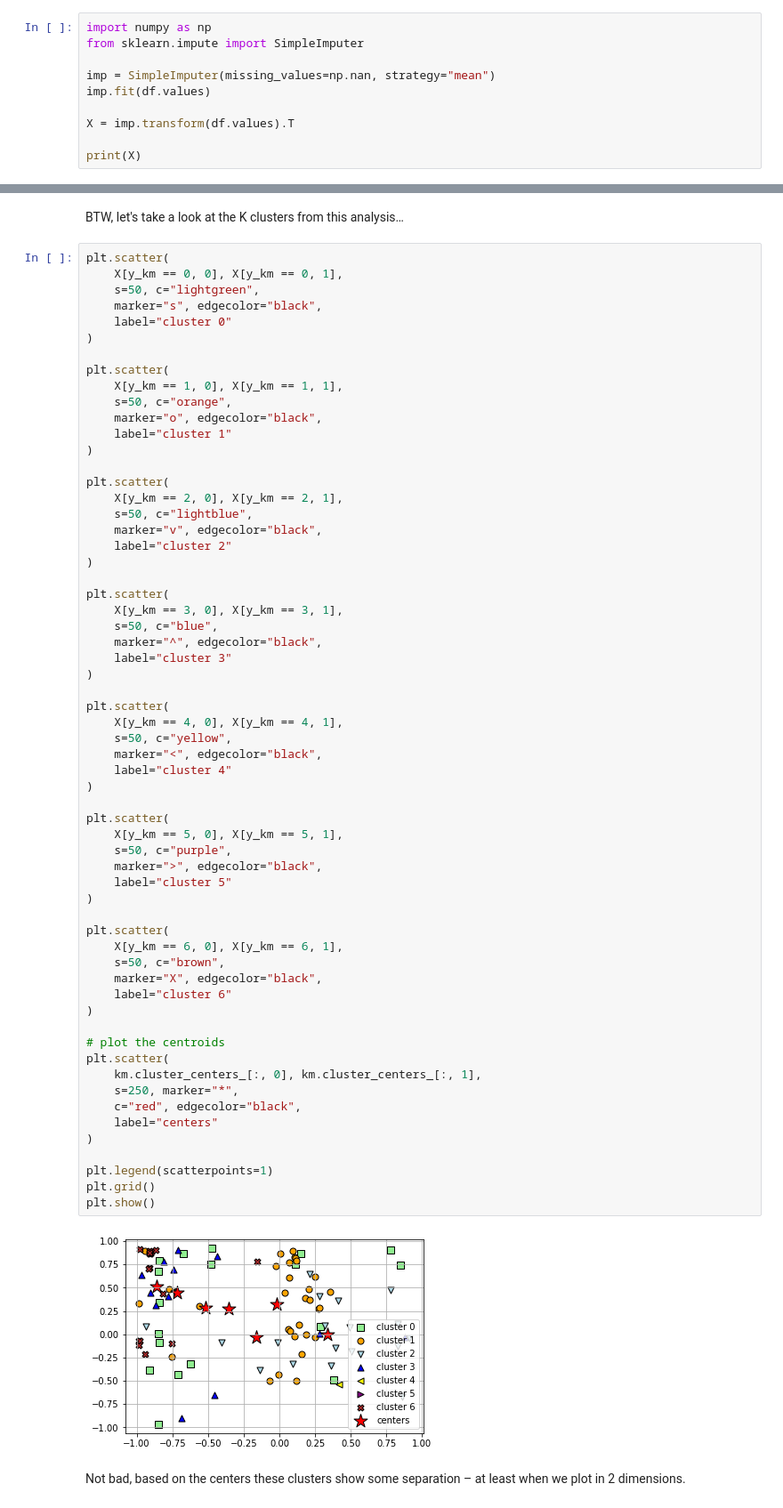
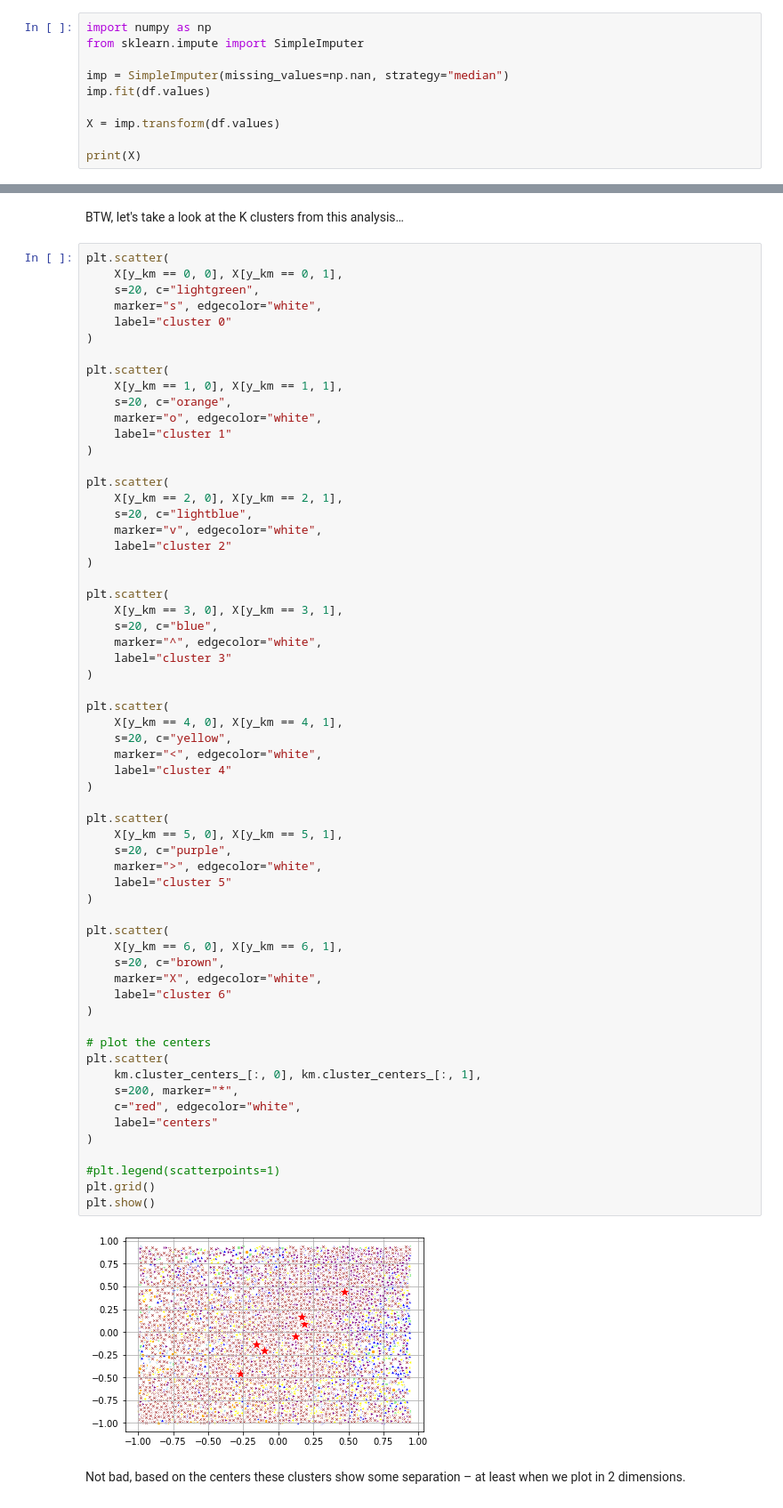
Before and after one commit to DerwenAI/rllib_tutorials, a Jupyter notebook: rl_apps/recsys/01-Recsys.ipynb, the cells around one changed output, grey strips where cells are left out. Shown at 89% size. Cells and saved outputs as stored; diff of their text form.

```diff
--- a/rl_apps/recsys/01-Recsys.ipynb
+++ b/rl_apps/recsys/01-Recsys.ipynb
@@ -103,10 +103,10 @@ We'll save the imputed sample data in the `X` matrix:
 import numpy as np
 from sklearn.impute import SimpleImputer
 
-imp = SimpleImputer(missing_values=np.nan, strategy="mean")
+imp = SimpleImputer(missing_values=np.nan, strategy="median")
 imp.fit(df.values)
 
-X = imp.transform(df.values).T
+X = imp.transform(df.values)
 
 print(X)
 # %% [output]
@@ -197,66 +245,66 @@ BTW, let's take a look at the K clusters from this analysis…
 # %%
 plt.scatter(
     X[y_km == 0, 0], X[y_km == 0, 1],
-    s=50, c="lightgreen",
-    marker="s", edgecolor="black",
+    s=20, c="lightgreen",
+    marker="s", edgecolor="white",
     label="cluster 0"
 )
 
 plt.scatter(
     X[y_km == 1, 0], X[y_km == 1, 1],
-    s=50, c="orange",
-    marker="o", edgecolor="black",
+    s=20, c="orange",
+    marker="o", edgecolor="white",
     label="cluster 1"
 )
 
 plt.scatter(
     X[y_km == 2, 0], X[y_km == 2, 1],
-    s=50, c="lightblue",
-    marker="v", edgecolor="black",
+    s=20, c="lightblue",
+    marker="v", edgecolor="white",
     label="cluster 2"
 )
 
 plt.scatter(
     X[y_km == 3, 0], X[y_km == 3, 1],
-    s=50, c="blue",
-    marker="^", edgecolor="black",
+    s=20, c="blue",
+    marker="^", edgecolor="white",
     label="cluster 3"
 )
 
 plt.scatter(
     X[y_km == 4, 0], X[y_km == 4, 1],
-    s=50, c="yellow",
-    marker="<", edgecolor="black",
+    s=20, c="yellow",
+    marker="<", edgecolor="white",
     label="cluster 4"
 )
 
 plt.scatter(
     X[y_km == 5, 0], X[y_km == 5, 1],
-    s=50, c="purple",
-    marker=">", edgecolor="black",
+    s=20, c="purple",
+    marker=">", edgecolor="white",
     label="cluster 5"
 )
 
 plt.scatter(
     X[y_km == 6, 0], X[y_km == 6, 1],
-    s=50, c="brown",
-    marker="X", edgecolor="black",
+    s=20, c="brown",
+    marker="X", edgecolor="white",
     label="cluster 6"
 )
 
-# plot the centroids
+# plot the centers
 plt.scatter(
     km.cluster_centers_[:, 0], km.cluster_centers_[:, 1],
-    s=250, marker="*",
-    c="red", edgecolor="black",
+    s=200, marker="*",
+    c="red", edgecolor="white",
     label="centers"
 )
 
-plt.legend(scatterpoints=1)
+#plt.legend(scatterpoints=1)
 plt.grid()
 plt.show()
 # %% [output]
-[figure, old version]
+[figure, new version]
 # %% [markdown]
 Not bad, based on the centers these clusters show some separation – at least when we plot in 2 dimensions.
 # %% [markdown]
```
Also changed, not shown: parts of 19 cells of this notebook.
